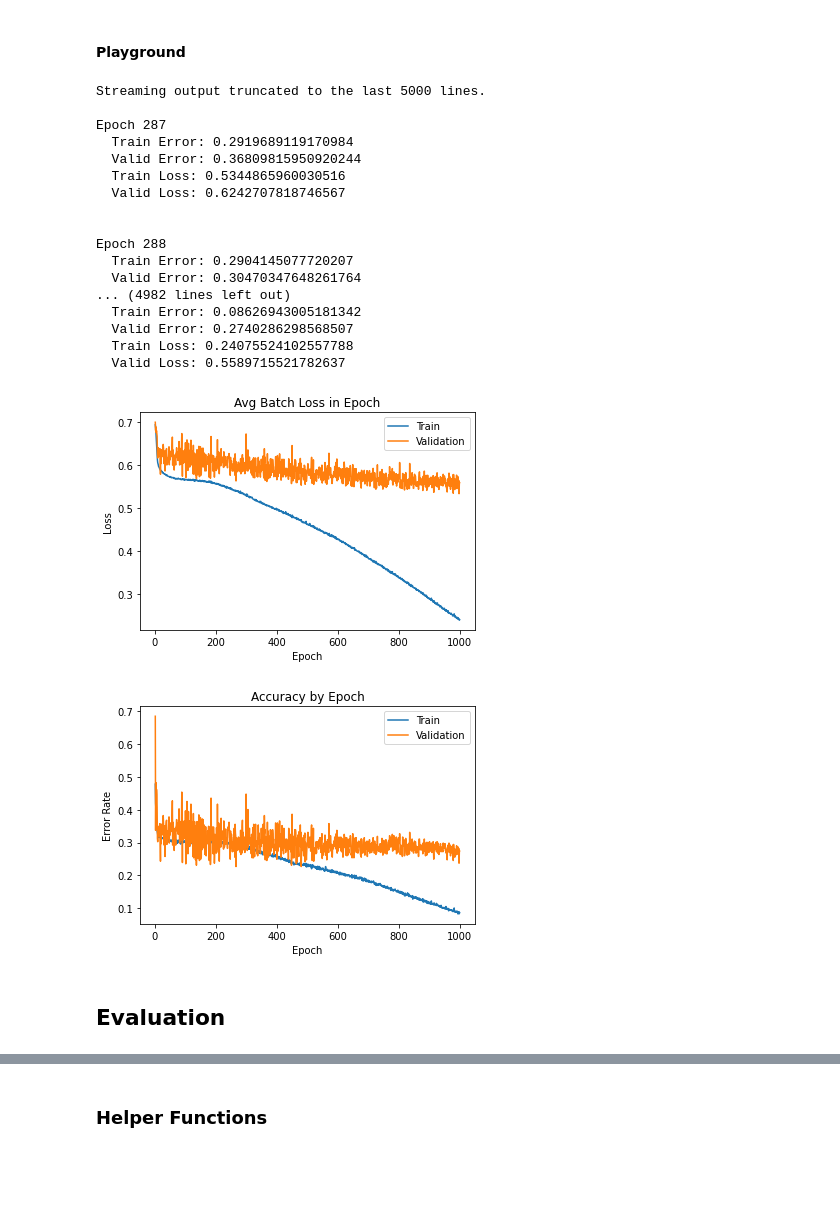
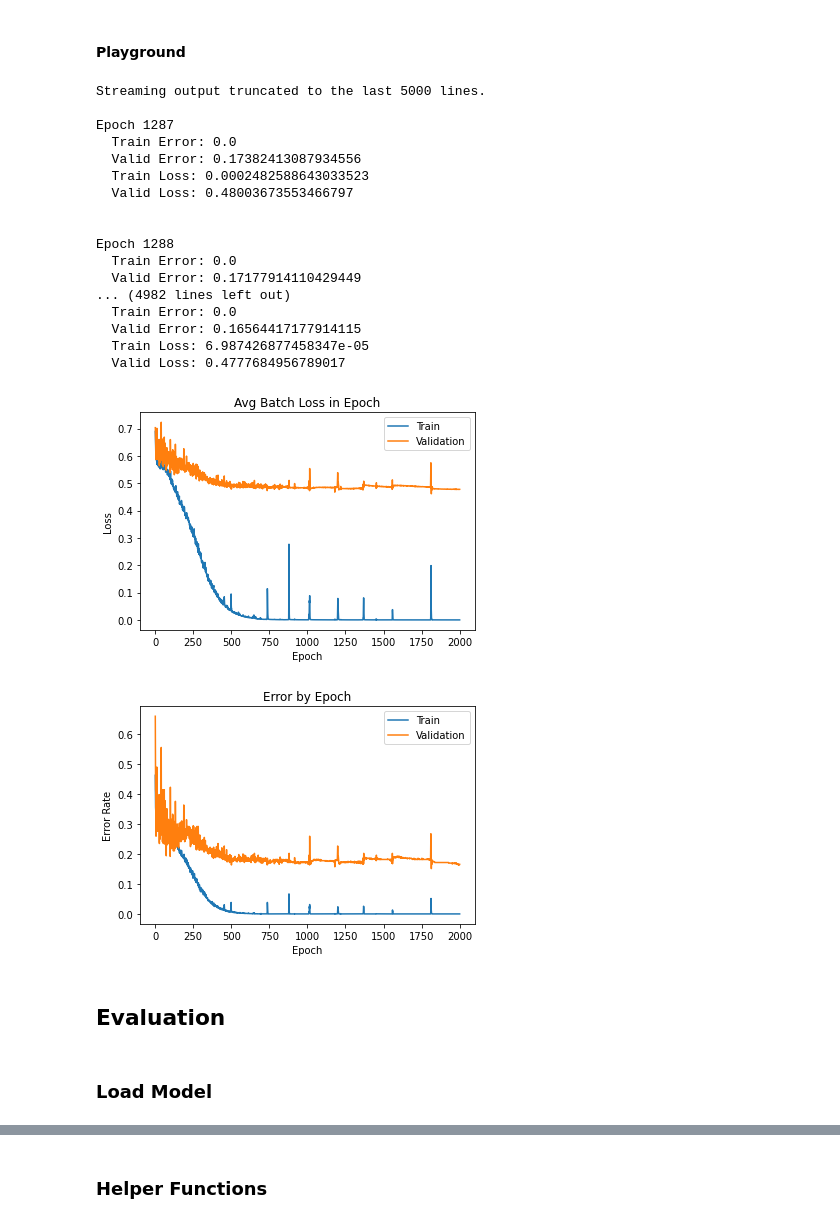
Before and after one commit to APS360-Team-34/Hit-Song-Prediction, a Jupyter notebook: Playground_Rakan.ipynb, the cells around one changed output, grey strips where cells are left out. Saved outputs shown, nothing was run; the diff lists cells and outputs as text; code cells hidden in the pictures; blank space fills up the shorter version.

```diff
--- a/Playground_Rakan.ipynb
+++ b/Playground_Rakan.ipynb
@@ -221,7 +223,7 @@ cleaned_df.avg_popularity_artist_top_tracks = normalize_data(cleaned_df.avg_popu
 
 
 ''' Add genre data '''
-# cleaned_df = pd.concat([cleaned_df, genres_df], axis=1, sort=False)
+cleaned_df = pd.concat([cleaned_df, relevant_genres_df], axis=1, sort=False)
 
 ''' Drop missing data '''
 cleaned_df.dropna(inplace=True)
@@ -363,8 +366,8 @@ full_dataset = SpotifyTracksDataset(dataframe_to_use, features, dataset_target)
 # %%
-class ClassificationNet(nn.Module):
+class ClassificationNetA(nn.Module):
   def __init__(self):
-    super(ClassificationNet, self).__init__()
-
+    super(ClassificationNetA, self).__init__()
+    self.name = "ClassificationNetA"
     self.layers = nn.Sequential(
         nn.Linear(len(features), 100),
         nn.Tanh(),
@@ -475,7 +486,9 @@ def get_stats_classification(model, data, criterion, bs=100):
 # %% [markdown]
 ### Train Function
 # %%
-def train_net_classification(model, train_data, valid_data, bs=50, lr=0.01, wd=0, epochs=5):
+import copy
+
+def train_net_classification(model, train_data, valid_data, bs=50, lr=0.01, wd=0, epochs=5, save_best=True, save_curves=True):
   model.train()
   train_loader = torch.utils.data.DataLoader(train_data, batch_size=bs, shuffle=True)
 
@@ -483,6 +496,7 @@ def train_net_classification(model, train_data, valid_data, bs=50, lr=0.01, wd=0
   optimizer = optim.Adam(model.parameters(), lr=lr, weight_decay=wd)
 
   train_losses, valid_losses, train_errors, val_errors = [], [], [], []
+  model_checkpoints = {}
 
   for epoch in range(1, epochs + 1):
     epoch_error = 0
@@ -517,6 +531,7 @@ def train_net_classification(model, train_data, valid_data, bs=50, lr=0.01, wd=0
     train_errors.append(train_error_rate)
     val_errors.append(val_error_rate)
 
+    model_checkpoints[epoch] = copy.deepcopy(model.state_dict())
 
     print(f"Epoch {epoch}")
     print(f"  Train Error: {train_error_rate}")
@@ -525,19 +540,24 @@ def train_net_classification(model, train_data, valid_data, bs=50, lr=0.01, wd=0
     print(f"  Valid Loss: {val_loss}")
     print("\n")
 
+  if save_best:
+    best_epoch = torch.tensor(valid_losses).argmin().item() + 1
+    model_path = get_model_name(model.name, bs, lr, wd, best_epoch) + f"_error{round(val_errors[best_epoch-1]*100, 2)}"
+    torch.save(model_checkpoints[best_epoch], model_path)
+
   plot_data([train_losses, valid_losses], multiple_series=True, labels=["Train", "Validation"],
-            title="Avg Batch Loss in Epoch", xlabel='Epoch', ylabel='Loss')
+            title="Avg Batch Loss in Epoch", xlabel='Epoch', ylabel='Loss', save_curve=save_curves, file_name=model_path+'_losses')
   plot_data([train_errors, val_errors], multiple_series=True, labels=["Train", "Validation"],
-            title="Accuracy by Epoch", xlabel='Epoch', ylabel='Error Rate')
+            title="Error by Epoch", xlabel='Epoch', ylabel='Error Rate', save_curve=save_curves, file_name=model_path+'_errors')
 # %% [markdown]
 ### Training Model
 # %% [markdown]
 #### Successful Model
 # %%
-model = ClassificationNet()
+model = ClassificationNetA()
 model.to(device)
 
-train_net_classification(model, balanced_train, val, bs=512, lr=0.0002, wd=0, epochs=5000)
+train_net_classification(model, balanced_train, val, bs=16, lr=0.00025, wd=0, epochs=1000, save_best=True)
 # %% [output]
 Streaming output truncated to the last 5000 lines.
 
@@ -561,29 +581,31 @@ Epoch 4288
 # %% [markdown]
 #### Playground
 # %%
-model = ClassificationNet()
+model = ClassificationNetA()
 model.to(device)
 
-train_net_classification(model, balanced_train, val, bs=32, lr=0.0001, wd=0, epochs=1000)
+train_net_classification(model, balanced_train, val, bs=256, lr=0.001, wd=0, epochs=2000, save_best=True)
 # %% [output]
 Streaming output truncated to the last 5000 lines.
 
-Epoch 287
-  Train Error: 0.2919689119170984
-  Valid Error: 0.36809815950920244
-  Train Loss: 0.5344865960030516
-  Valid Loss: 0.6242707818746567
+Epoch 1287
+  Train Error: 0.0
+  Valid Error: 0.17382413087934556
+  Train Loss: 0.0002482588643033523
+  Valid Loss: 0.48003673553466797
 
 
-Epoch 288
-  Train Error: 0.2904145077720207
-  Valid Error: 0.30470347648261764
+Epoch 1288
+  Train Error: 0.0
+  Valid Error: 0.17177914110429449
 ... (4982 lines left out)
-  Train Error: 0.08626943005181342
-  Valid Error: 0.2740286298568507
-  Train Loss: 0.24075524102557788
-  Valid Loss: 0.5589715521782637
+  Train Error: 0.0
+  Valid Error: 0.16564417177914115
+  Train Loss: 6.987426877458347e-05
+  Valid Loss: 0.4777684956789017
-[figure, old version]
+[figure, new version]
-[figure, old version]
+[figure, new version]
 # %% [markdown]
 ## Evaluation
+# %% [markdown]
+### Load Model
```
Also changed, not shown: parts of 19 cells of this notebook, 13 other files.
